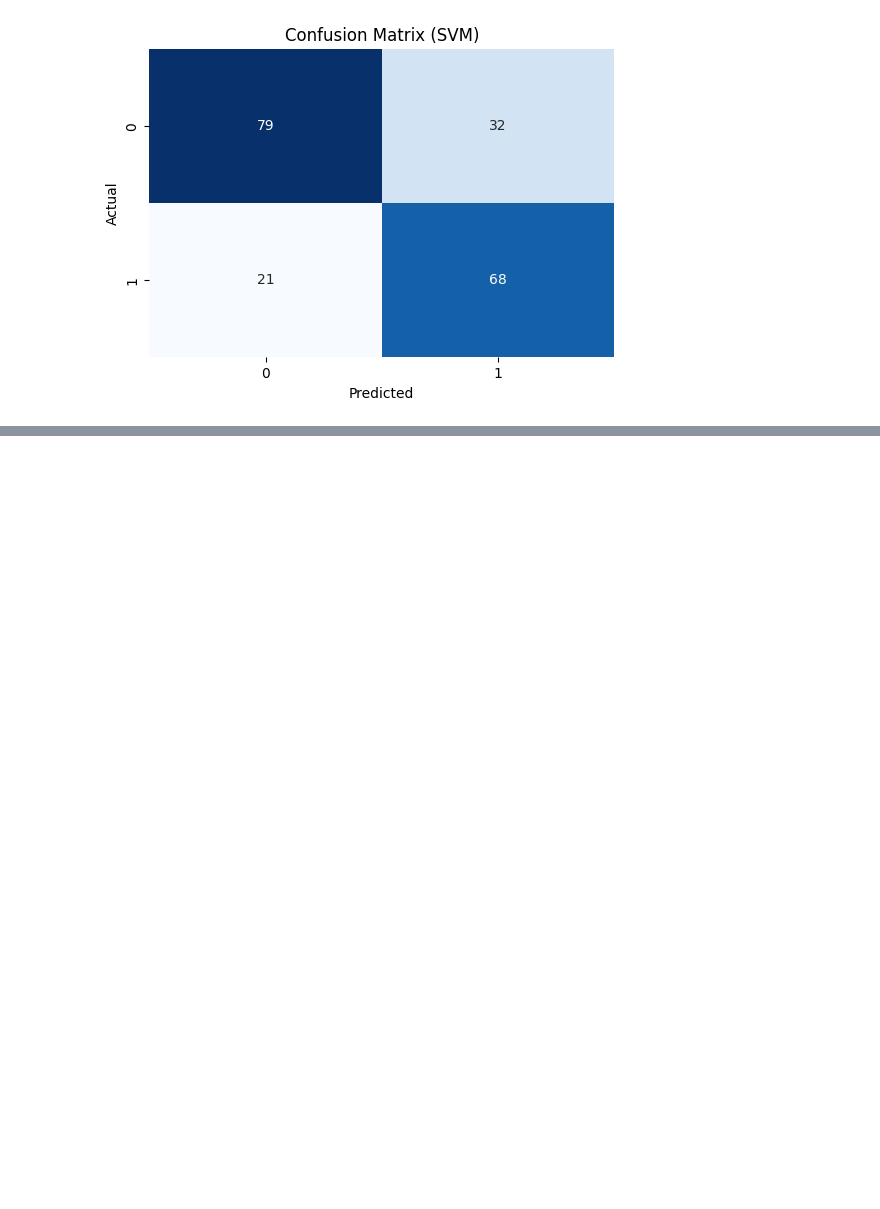
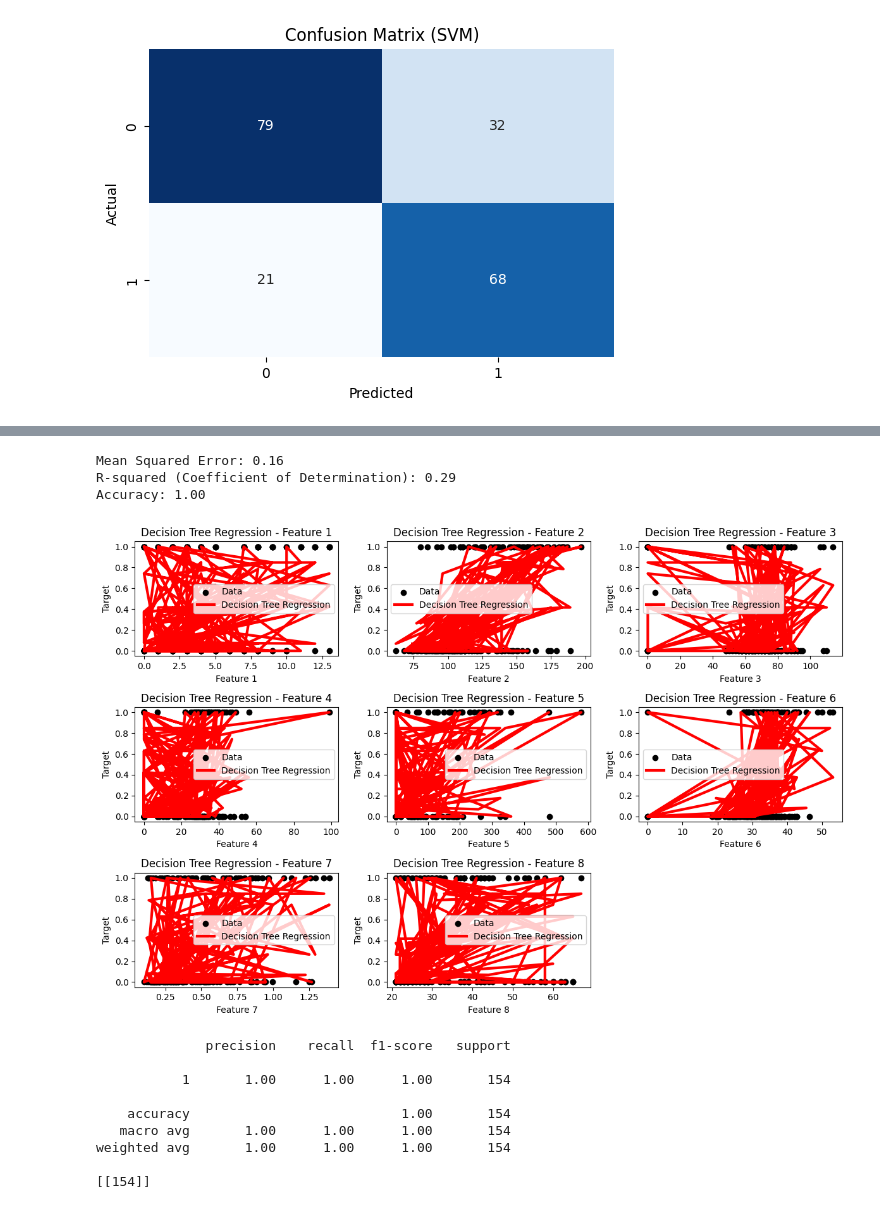
Before and after one commit to Panchagiri-vidyasri/2203a52116-AIML-2-2-, a Jupyter notebook: diabetes_prediction.ipynb, the cells around one changed output, grey strips where cells are left out. Cells and saved outputs as stored; diff of their text form; code cells hidden in the pictures; blank space fills up the shorter version.

```diff
--- a/diabetes_prediction.ipynb
+++ b/diabetes_prediction.ipynb
@@ -557,0 +555,68 @@ Prediction: Diabetes
+# %%
+import pandas as pd
+import numpy as np
+import matplotlib.pyplot as plt
+from sklearn.tree import DecisionTreeRegressor
+from sklearn.metrics import mean_squared_error, r2_score, confusion_matrix
+from sklearn.model_selection import train_test_split
+from sklearn.metrics import classification_report
+
+# Assuming you have features and target defined somewhere above
+# X_train, X_test, y_train, y_test = train_test_split(features, target, test_size=0.2, random_state=True)
+
+# Define and train the Decision Tree Regression model
+dt_regressor = DecisionTreeRegressor(max_depth=5)  # Adjust max_depth as needed
+dt_regressor.fit(X_train, y_train)
+
+# Make predictions
+y_pred = dt_regressor.predict(X_test)
+
+# Calculate mean squared error
+mse = mean_squared_error(y_test, y_pred)
+print(f"Mean Squared Error: {mse:.2f}")
+
+# Calculate R-squared (coefficient of determination)
+r2 = r2_score(y_test, y_pred)
+print(f"R-squared (Coefficient of Determination): {r2:.2f}")
+
+# Calculate accuracy (for demonstration purposes only)
+threshold = 10000  # Define a threshold for "accuracy" calculation
+accuracy = np.mean(np.abs(y_pred - y_test) <= threshold)
+print(f'Accuracy: {accuracy:.2f}')
+
+# Plot the results for each feature
+num_features = X_test.shape[1]
+plt.figure(figsize=(12, 8))
+for i in range(num_features):
+    plt.subplot(3, 3, i + 1)  # Adjust the subplot layout as needed
+    plt.scatter(X_test.iloc[:, i], y_test, color='black', label='Data')
+    plt.plot(X_test.iloc[:, i], y_pred, color='red', linewidth=3, label='Decision Tree Regression')
+    plt.xlabel(f'Feature {i+1}')
+    plt.ylabel('Target')
+    plt.title(f'Decision Tree Regression - Feature {i+1}')
+    plt.legend()
+plt.tight_layout()
+plt.show()
+
+# Classify based on threshold
+threshold = 10000
+y_classified = np.where(y_pred <= threshold, 1, 0)
+y_test_classified = np.where(y_test <= threshold, 1, 0)
+
+# Print classification report and confusion matrix
+print(classification_report(y_test_classified, y_classified))
+print(confusion_matrix(y_test_classified, y_classified))
+# %% [output]
+Mean Squared Error: 0.16
+R-squared (Coefficient of Determination): 0.29
+Accuracy: 1.00
+[figure, added]
+              precision    recall  f1-score   support
+
+           1       1.00      1.00      1.00       154
+
+    accuracy                           1.00       154
+   macro avg       1.00      1.00      1.00       154
+weighted avg       1.00      1.00      1.00       154
+
+[[154]]
```
Also changed, not shown: parts of 5 cells of this notebook.
